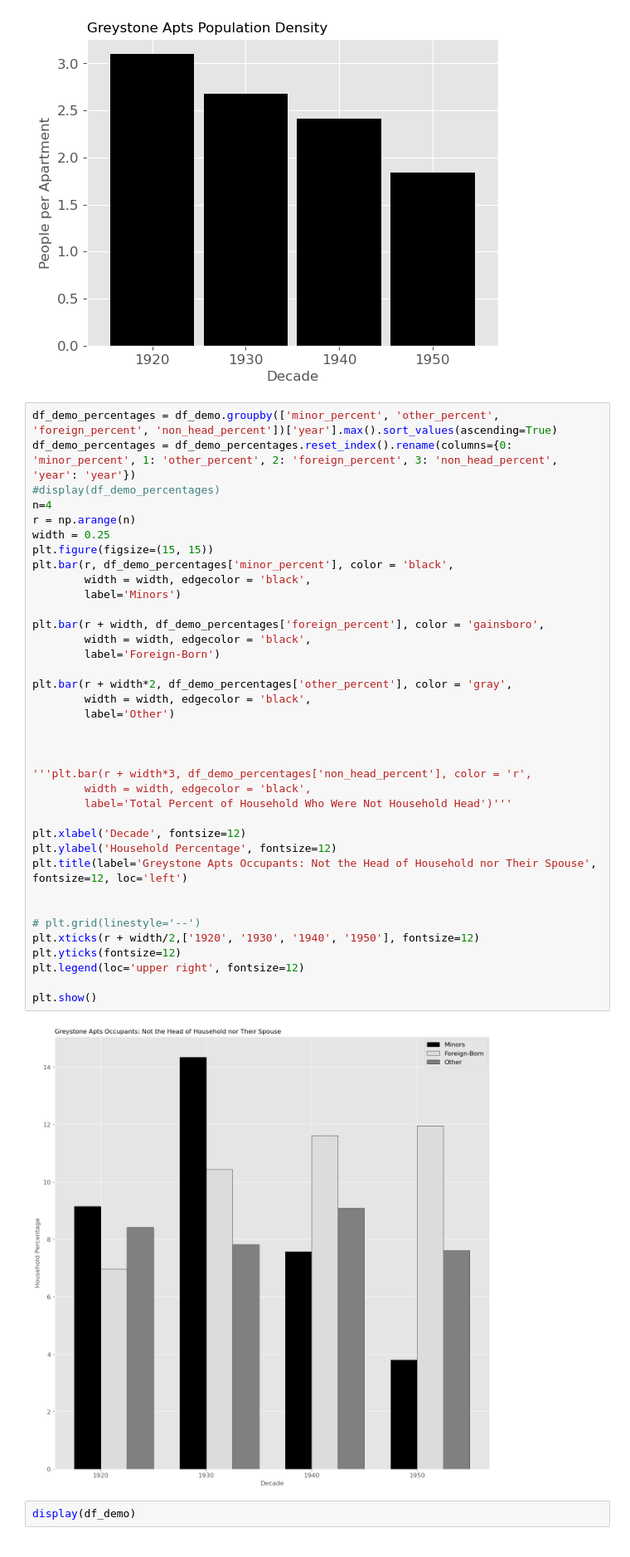
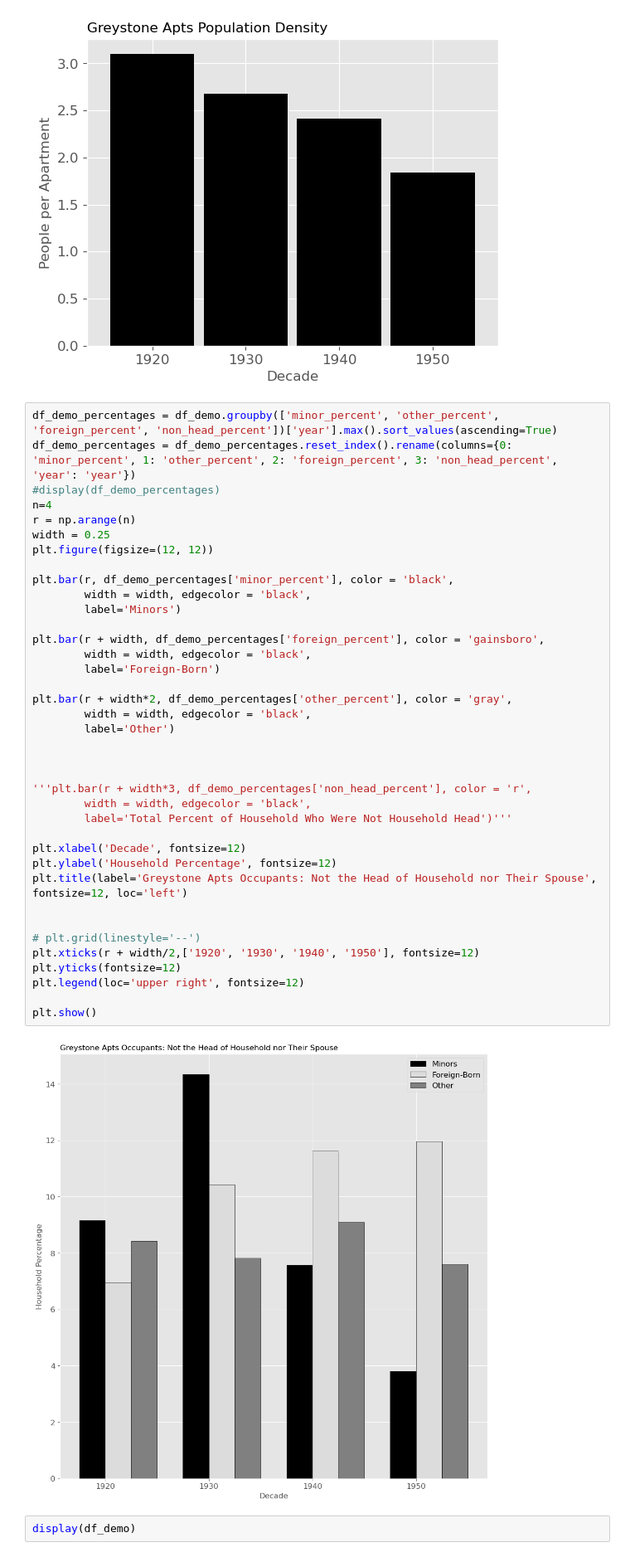
Before and after one commit to LDeYoung17/jackson-heights-analysis, a Jupyter notebook: notebooks/EDA.ipynb, the cells around one changed output. Shown: that part at 83% size. Drawn from its saved outputs; the diff is of its cells as text.

```diff
--- a/notebooks/EDA.ipynb
+++ b/notebooks/EDA.ipynb
@@ -187,38 +187,39 @@ df_demo_percentages = df_demo_percentages.reset_index().rename(columns={0: 'mino
 n=4
 r = np.arange(n)
 width = 0.25
-plt.figure(figsize=(15, 15))
+plt.figure(figsize=(12, 12))
+
 plt.bar(r, df_demo_percentages['minor_percent'], color = 'black',
         width = width, edgecolor = 'black',
         label='Minors')
 
 plt.bar(r + width, df_demo_percentages['foreign_percent'], color = 'gainsboro',
         width = width, edgecolor = 'black',
         label='Foreign-Born')
 
 plt.bar(r + width*2, df_demo_percentages['other_percent'], color = 'gray',
         width = width, edgecolor = 'black',
         label='Other')
 
 
 
 '''plt.bar(r + width*3, df_demo_percentages['non_head_percent'], color = 'r',
         width = width, edgecolor = 'black',
         label='Total Percent of Household Who Were Not Household Head')'''
 
 plt.xlabel('Decade', fontsize=12)
 plt.ylabel('Household Percentage', fontsize=12)
 plt.title(label='Greystone Apts Occupants: Not the Head of Household nor Their Spouse', fontsize=12, loc='left')
 
 
 # plt.grid(linestyle='--')
 plt.xticks(r + width/2,['1920', '1930', '1940', '1950'], fontsize=12)
 plt.yticks(fontsize=12)
 plt.legend(loc='upper right', fontsize=12)
 
 plt.show()
 # %% [output]
-[figure, old version]
+[figure, new version]
 # %%
 display(df_demo)
 # %% [output]
```
Also changed, not shown: parts of 1 cell of this notebook.
